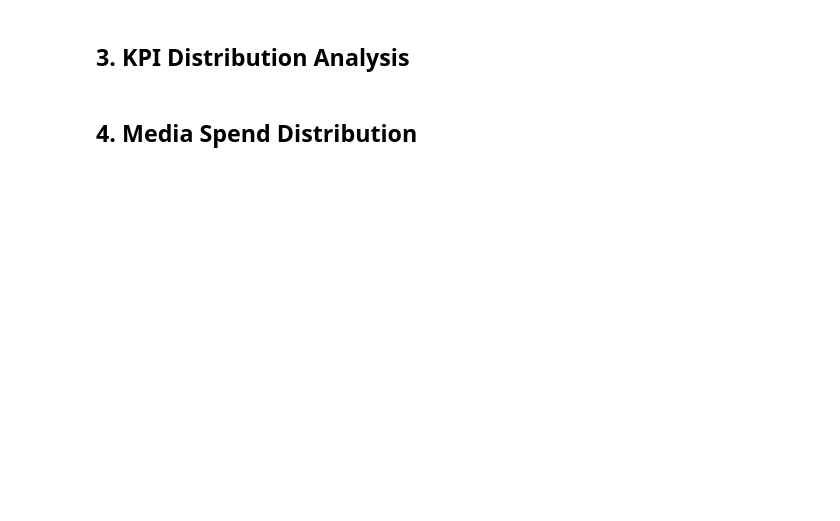
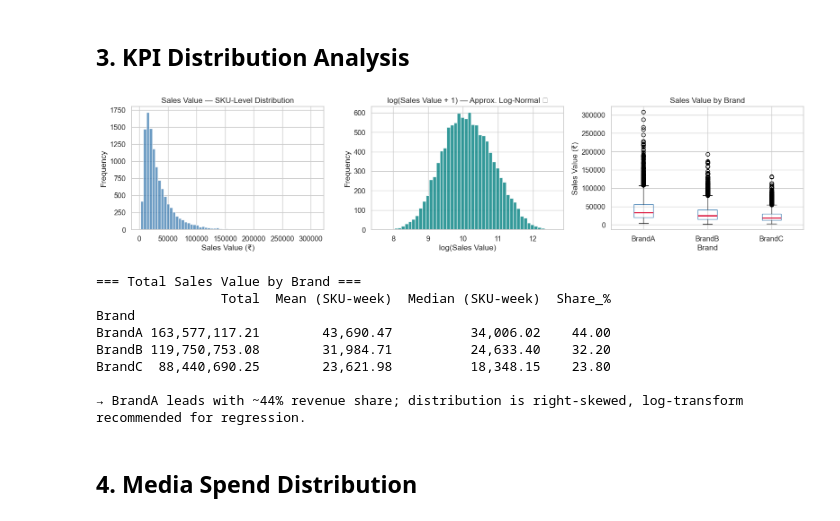
Before and after one commit to biplobgon/marketing-mix-modelling, a Jupyter notebook: notebooks/01_eda_seasonality.ipynb, the cells around one changed output. Saved outputs shown, nothing was run; the diff lists cells and outputs as text; code cells hidden in the pictures; blank space fills up the shorter version.

```diff
--- a/notebooks/01_eda_seasonality.ipynb
+++ b/notebooks/01_eda_seasonality.ipynb
@@ -35,7 +41,16 @@ sns.set_theme(style='whitegrid', palette='muted')
 # %% [markdown]
 ## 1. Data Loading
 # %%
-# TODO: load mmm_weekly_india.csv
-# df = pd.read_csv('../data/raw/mmm_weekly_india.csv', parse_dates=['date'])
-# print(f'Shape: {df.shape}')
-# df.head()
+df = pd.read_csv('../data/raw/synthetic_mmm_weekly_india.csv', parse_dates=['Week'])
+
+# Rename for consistency with config / downstream code
+df.rename(columns={'Week': 'date'}, inplace=True)
+
+print(f"Shape        : {df.shape}")
+print(f"Date range   : {df['date'].min().date()} → {df['date'].max().date()}")
+print(f"Weeks        : {df['date'].nunique()}")
+print(f"Geographies  : {sorted(df['Geo'].unique())}")
+print(f"Brands       : {sorted(df['Brand'].unique())}")
+print(f"SKUs         : {sorted(df['SKU'].unique())}")
+print()
+df.head()
@@ -49,9 +123,50 @@ sns.set_theme(style='whitegrid', palette='muted')
 # %% [markdown]
 ## 3. KPI Distribution Analysis
 # %%
-# TODO: plot sales distribution (histogram + KDE)
-# TODO: box plots by geo and brand
-# TODO: check for log-normality (consider log-transform for modelling)
+fig, axes = plt.subplots(1, 3, figsize=(16, 4))
+
+# (a) Histogram + KDE of Sales_Value (SKU level)
+axes[0].hist(df['Sales_Value'], bins=60, color='steelblue', edgecolor='white', alpha=0.8)
+axes[0].set_title('Sales Value — SKU-Level Distribution')
+axes[0].set_xlabel('Sales Value (₹)')
+axes[0].set_ylabel('Frequency')
+
+# (b) Log-scale to check log-normality
+axes[1].hist(np.log1p(df['Sales_Value']), bins=50, color='teal', edgecolor='white', alpha=0.8)
+axes[1].set_title('log(Sales Value + 1) — Approx. Log-Normal ✓')
+axes[1].set_xlabel('log(Sales Value)')
+axes[1].set_ylabel('Frequency')
+
+# (c) Box plot by Brand
+brand_order = ['BrandA', 'BrandB', 'BrandC']
+df.boxplot(column='Sales_Value', by='Brand', ax=axes[2],
+           boxprops=dict(color='steelblue'), medianprops=dict(color='crimson', linewidth=2))
+axes[2].set_title('Sales Value by Brand')
+axes[2].set_xlabel('Brand')
+axes[2].set_ylabel('Sales Value (₹)')
+plt.suptitle('')
+
+plt.tight_layout()
+plt.savefig('../outputs/figures/01_sales_distribution.png', dpi=150, bbox_inches='tight')
+plt.show()
+
+# Brand-level totals
+print("=== Total Sales Value by Brand ===")
+brand_sales = df.groupby('Brand')['Sales_Value'].agg(['sum','mean','median'])
+brand_sales.columns = ['Total', 'Mean (SKU-week)', 'Median (SKU-week)']
+brand_sales['Share_%'] = (brand_sales['Total'] / brand_sales['Total'].sum() * 100).round(1)
+print(brand_sales.to_string())
+print("\n→ BrandA leads with ~44% revenue share; distribution is right-skewed, log-transform recommended for regression.")
+# %% [output]
+[figure, added]
+=== Total Sales Value by Brand ===
+                Total  Mean (SKU-week)  Median (SKU-week)  Share_%
+Brand
+BrandA 163,577,117.21        43,690.47          34,006.02    44.00
+BrandB 119,750,753.08        31,984.71          24,633.40    32.20
+BrandC  88,440,690.25        23,621.98          18,348.15    23.80
+
+→ BrandA leads with ~44% revenue share; distribution is right-skewed, log-transform recommended for regression.
 # %% [markdown]
 ## 4. Media Spend Distribution
 # %%
```
Also changed, not shown: parts of 11 cells of this notebook, 6 other files.
